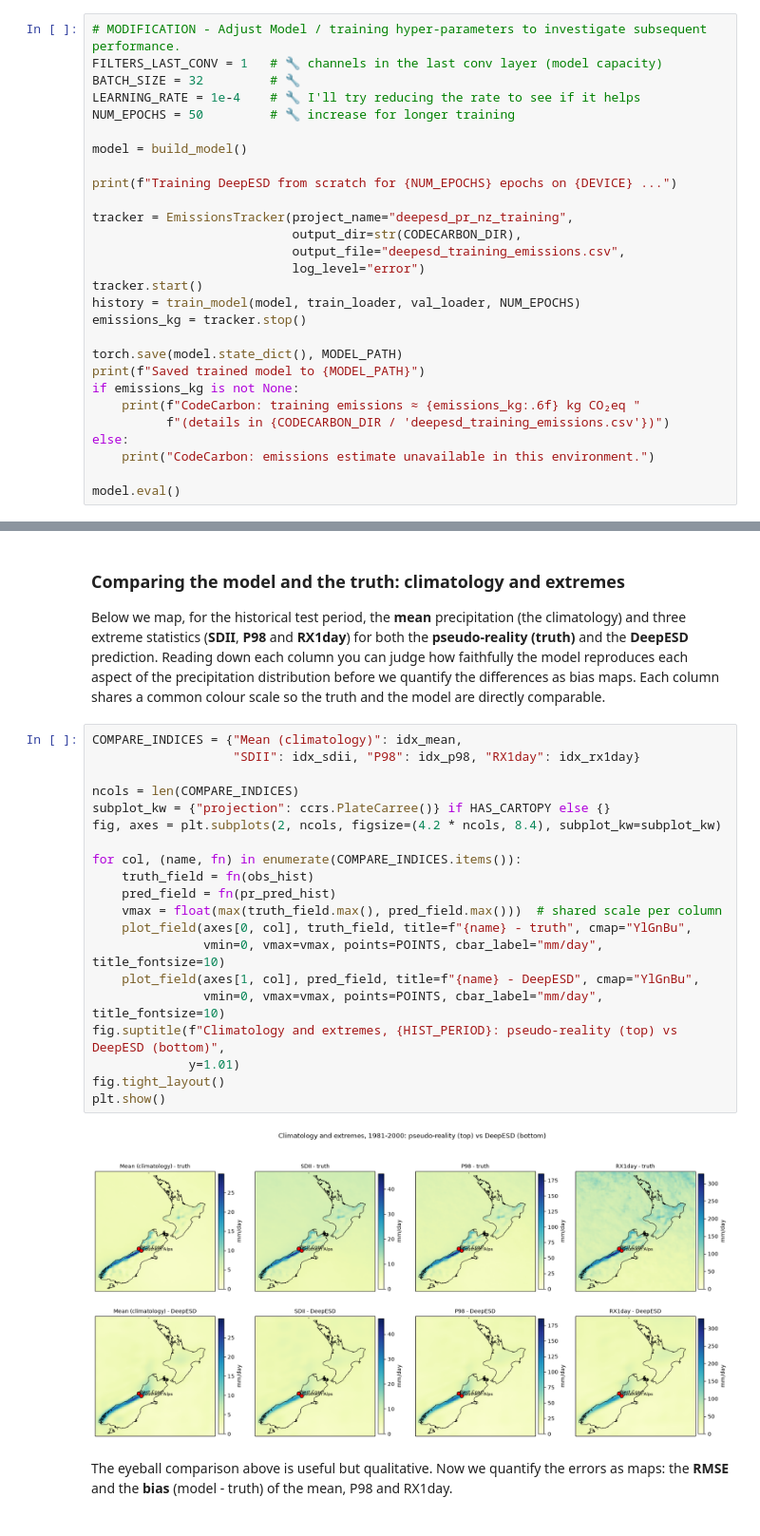
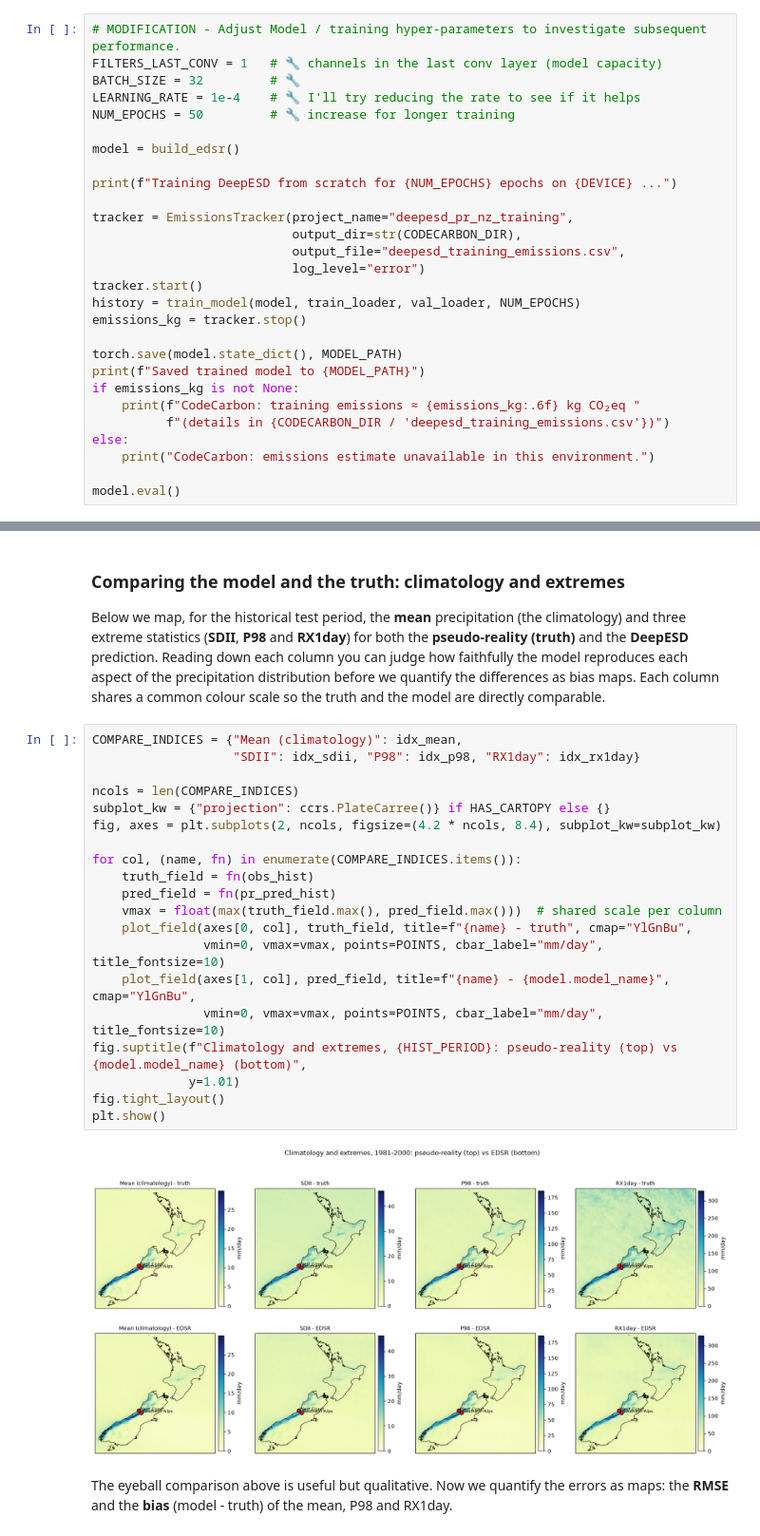
Before and after one commit to steve-salmond/downscaling-climate-projections, a Jupyter notebook: Statistical_Downscaling_of_Climate_Projections_with_Deep_Learning.ipynb, the cells around one changed output, grey strips where cells are left out. Shown at 95% size. Drawn from its saved outputs; the diff is of its cells as text.

Commit message:
Testing out EDSR as a 'bring your own' model.

```diff
--- a/Statistical_Downscaling_of_Climate_Projections_with_Deep_Learning.ipynb
+++ b/Statistical_Downscaling_of_Climate_Projections_with_Deep_Learning.ipynb
@@ -1154,7 +1155,7 @@ BATCH_SIZE = 32         # 🔧
 LEARNING_RATE = 1e-4    # 🔧 I'll try reducing the rate to see if it helps
 NUM_EPOCHS = 50         # 🔧 increase for longer training
 
-model = build_model()
+model = build_edsr()
 
 print(f"Training DeepESD from scratch for {NUM_EPOCHS} epochs on {DEVICE} ...")
 
@@ -1364,25 +1376,25 @@ colour scale so the truth and the model are directly comparable.
 # %%
 COMPARE_INDICES = {"Mean (climatology)": idx_mean,
                    "SDII": idx_sdii, "P98": idx_p98, "RX1day": idx_rx1day}
 
 ncols = len(COMPARE_INDICES)
 subplot_kw = {"projection": ccrs.PlateCarree()} if HAS_CARTOPY else {}
 fig, axes = plt.subplots(2, ncols, figsize=(4.2 * ncols, 8.4), subplot_kw=subplot_kw)
 
 for col, (name, fn) in enumerate(COMPARE_INDICES.items()):
     truth_field = fn(obs_hist)
     pred_field = fn(pr_pred_hist)
     vmax = float(max(truth_field.max(), pred_field.max()))  # shared scale per column
     plot_field(axes[0, col], truth_field, title=f"{name} - truth", cmap="YlGnBu",
                vmin=0, vmax=vmax, points=POINTS, cbar_label="mm/day", title_fontsize=10)
-    plot_field(axes[1, col], pred_field, title=f"{name} - DeepESD", cmap="YlGnBu",
+    plot_field(axes[1, col], pred_field, title=f"{name} - {model.model_name}", cmap="YlGnBu",
                vmin=0, vmax=vmax, points=POINTS, cbar_label="mm/day", title_fontsize=10)
-fig.suptitle(f"Climatology and extremes, {HIST_PERIOD}: pseudo-reality (top) vs DeepESD (bottom)",
+fig.suptitle(f"Climatology and extremes, {HIST_PERIOD}: pseudo-reality (top) vs {model.model_name} (bottom)",
              y=1.01)
 fig.tight_layout()
 plt.show()
 # %% [output]
-[figure, old version]
+[figure, new version]
 # %% [markdown]
 The eyeball comparison above is useful but qualitative. Now we quantify the errors as maps: the
 **RMSE** and the **bias** (model - truth) of the mean, P98 and RX1day.
```
Also changed, not shown: parts of 10 cells of this notebook, 3 other files.
